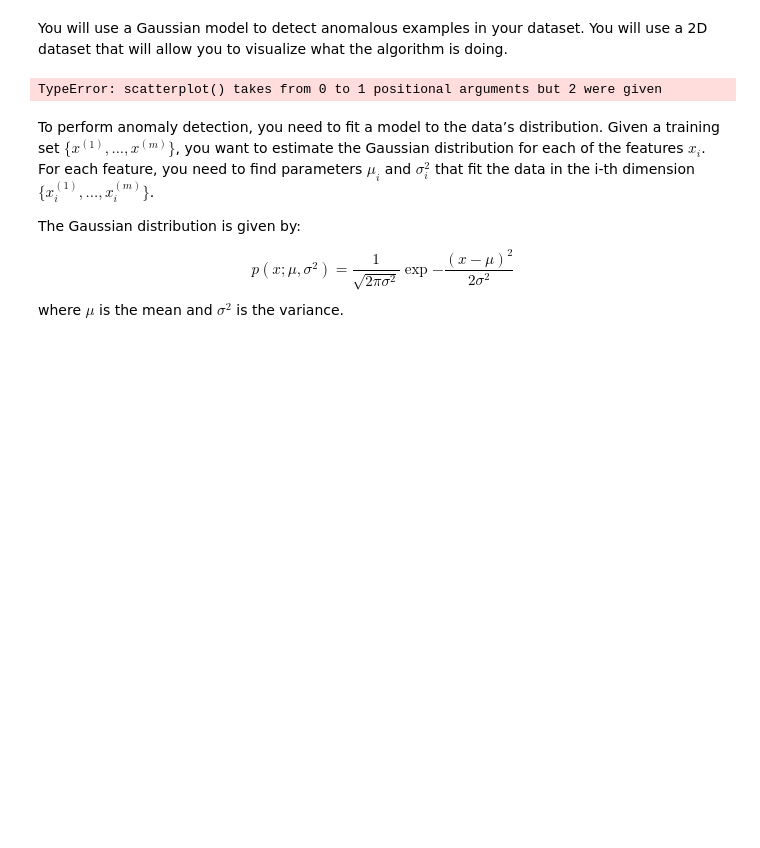
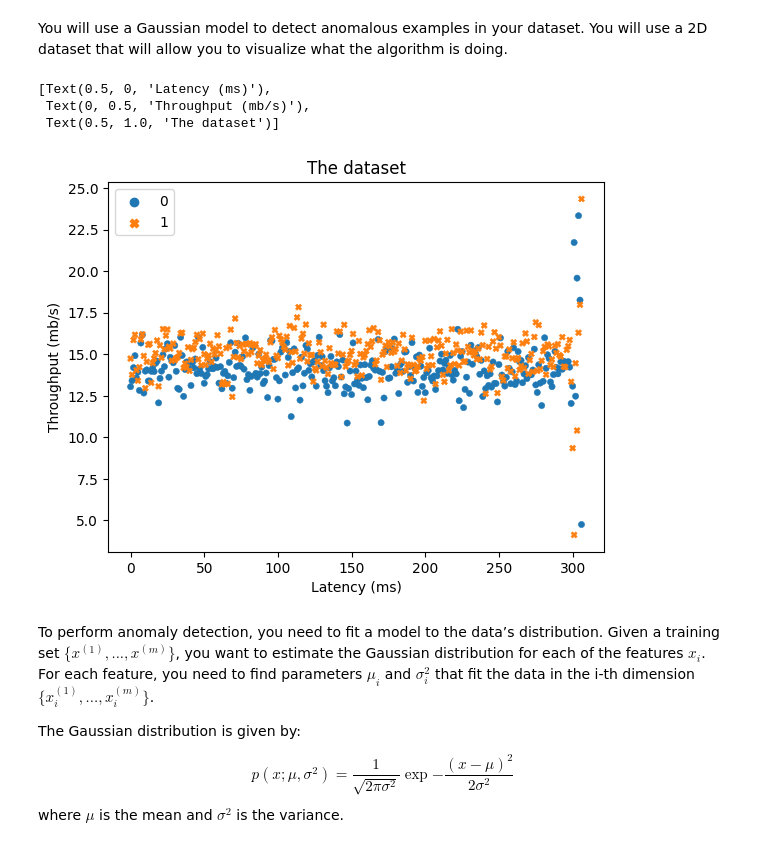
Before and after one commit to PhantHive/gradient, a Jupyter notebook: Lab4/Lab4/Lab4_Ma422.ipynb, the cells around one changed output. Saved outputs shown, nothing was run; the diff lists cells and outputs as text; code cells hidden in the pictures; blank space fills up the shorter version.

```diff
--- a/Lab4/Lab4/Lab4_Ma422.ipynb
+++ b/Lab4/Lab4/Lab4_Ma422.ipynb
@@ -294,10 +298,13 @@ dict_keys(['__header__', '__version__', '__globals__', 'X', 'Xval', 'yval'])
 # %% [markdown]
 You will use a Gaussian model to detect anomalous examples in your dataset. You will use a 2D dataset that will allow you to visualize what the algorithm is doing.
 # %%
-ax = sns.scatterplot(data['X'][:,0], data['X'][:,1], marker='x', color='b', s=20)
-ax.set(xlabel='Latency (ms)', ylabel='Throughput (mb/s)', title='The dataset');
+ax = sns.scatterplot((data['X'][:,0], data['X'][:,1]), marker='x', color='b', s=20)
+ax.set(xlabel='Latency (ms)', ylabel='Throughput (mb/s)', title='The dataset')
 # %% [output]
-TypeError: scatterplot() takes from 0 to 1 positional arguments but 2 were given
+[Text(0.5, 0, 'Latency (ms)'),
+ Text(0, 0.5, 'Throughput (mb/s)'),
+ Text(0.5, 1.0, 'The dataset')]
+[figure, added]
 # %% [markdown]
 To perform anomaly detection, you need to fit a model to the data’s distribution.
 Given a training set $\{x^{(1)}, ..., x^{(m)}\}$, you want to estimate the Gaussian distribution for each of the features $x_i$. For each feature, you need to find parameters $\mu_i$ and $\sigma_i^2$ that fit the data in the
```
Also changed, not shown: parts of 14 cells of this notebook.
